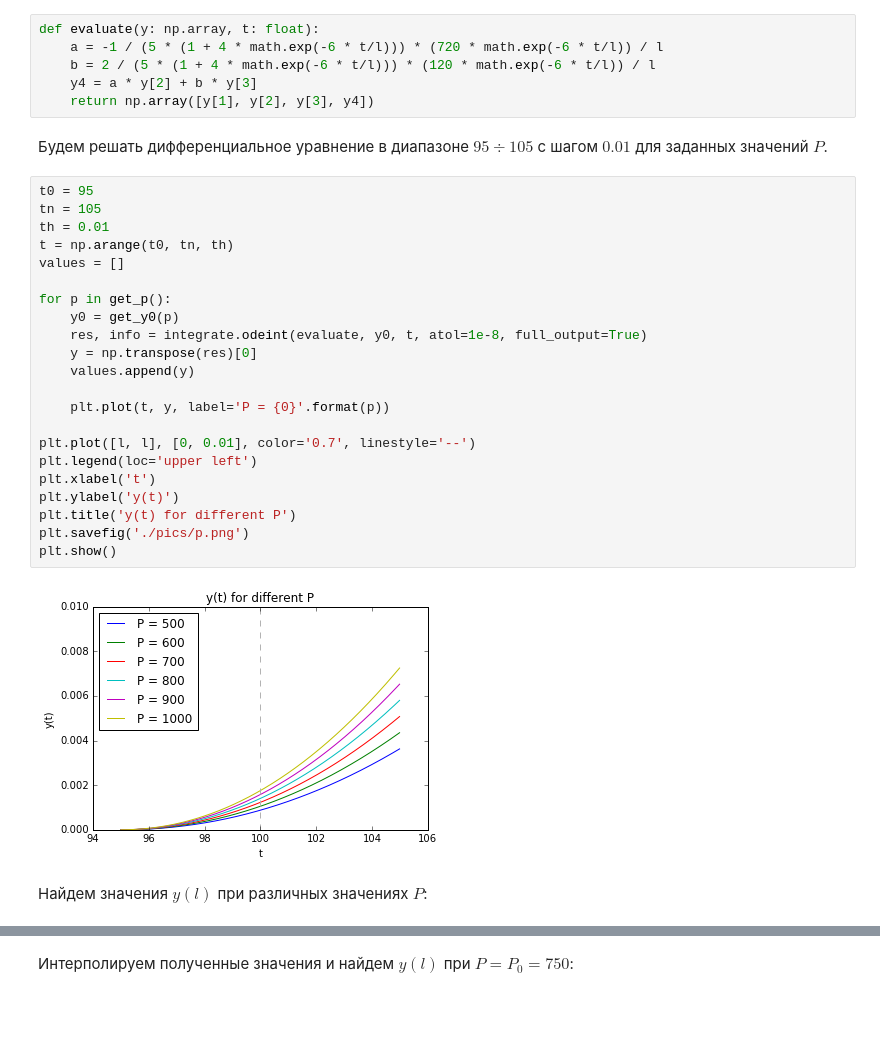
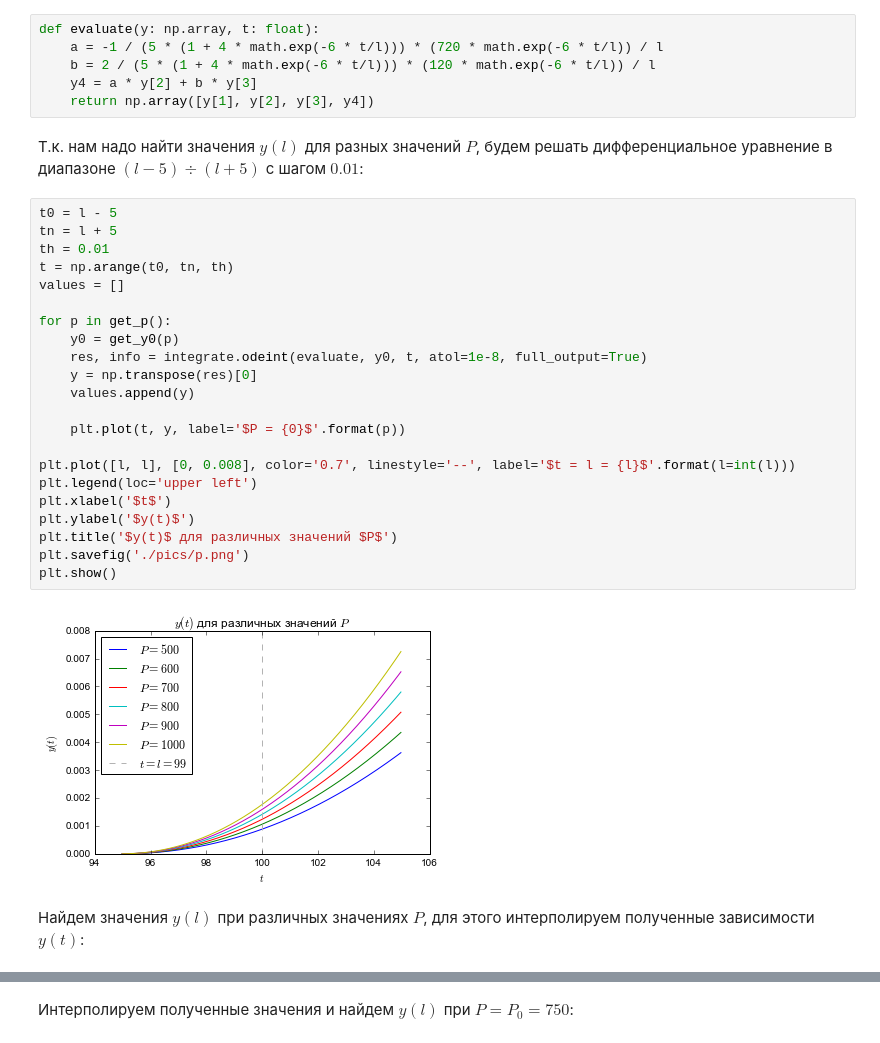
Before and after one commit to vaddya/computational-math, a Jupyter notebook: coursework/coursework.ipynb, the cells around one changed output, grey strips where cells are left out. Cells and saved outputs as stored; diff of their text form; blank space fills up the shorter version.

```diff
--- a/coursework/coursework.ipynb
+++ b/coursework/coursework.ipynb
@@ -118,33 +128,33 @@ def evaluate(y: np.array, t: float):
     y4 = a * y[2] + b * y[3]
     return np.array([y[1], y[2], y[3], y4])
 # %% [markdown]
-Будем решать дифференциальное уравнение в диапазоне $95 \div 105$ с шагом $0.01$ для заданных значений $P$.
+Т.к. нам надо найти значения $y(l)$ для разных значений $P$, будем решать дифференциальное уравнение в диапазоне $(l-5) \div (l+5)$ с шагом $0.01$:
 # %%
-t0 = 95
-tn = 105
+t0 = l - 5
+tn = l + 5
 th = 0.01
 t = np.arange(t0, tn, th)
 values = []
 
 for p in get_p():
     y0 = get_y0(p)
     res, info = integrate.odeint(evaluate, y0, t, atol=1e-8, full_output=True)
     y = np.transpose(res)[0]
     values.append(y)
 
-    plt.plot(t, y, label='P = {0}'.format(p))
+    plt.plot(t, y, label='$P = {0}$'.format(p))
 
-plt.plot([l, l], [0, 0.01], color='0.7', linestyle='--')
+plt.plot([l, l], [0, 0.008], color='0.7', linestyle='--', label='$t = l = {l}$'.format(l=int(l)))
 plt.legend(loc='upper left')
-plt.xlabel('t')
-plt.ylabel('y(t)')
-plt.title('y(t) for different P')
+plt.xlabel('$t$')
+plt.ylabel('$y(t)$')
+plt.title('$y(t)$ для различных значений $P$')
 plt.savefig('./pics/p.png')
 plt.show()
 # %% [output]
-[figure, old version]
+[figure, new version]
 # %% [markdown]
-Найдем значения $y(l)$ при различных значениях $P$:
+Найдем значения $y(l)$ при различных значениях $P$, для этого интерполируем полученные зависимости $y(t)$:
 # %%
 p_interps = np.array([])
 l_values = []
```
Also changed, not shown: parts of 8 cells of this notebook, 2 other files.
